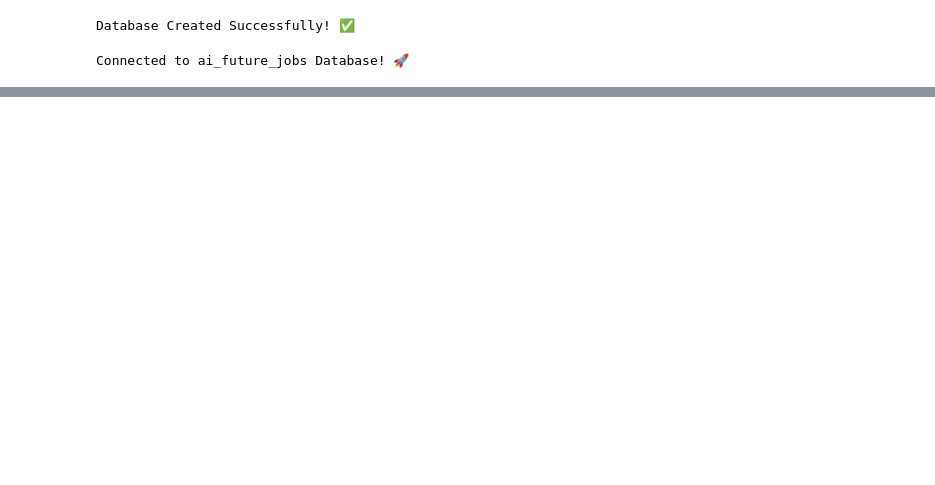
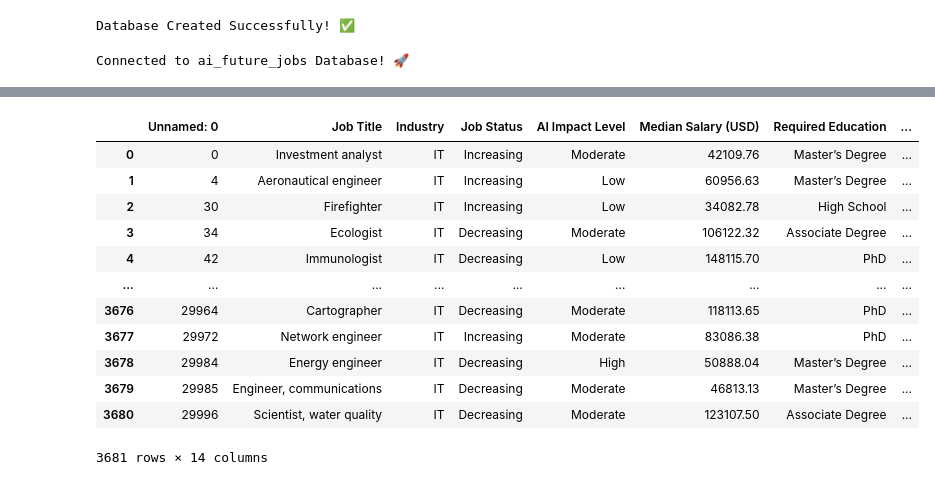
Before and after one commit to AJ0043/AI-Future-of-Jobs-Intelligence-Platform, a Jupyter notebook: AI_Adoption_&_Growth_Analysis.ipynb, the cells around one changed output, grey strips where cells are left out. Drawn from its saved outputs; the diff is of its cells as text; code cells hidden in the pictures; blank space fills up the shorter version.

```diff
--- a/AI_Adoption_&_Growth_Analysis.ipynb
+++ b/AI_Adoption_&_Growth_Analysis.ipynb
@@ -2679,0 +2700,13 @@ for table in cursor:
+# %%
+# ============================================
+# SQLAlchemy Database Connection
+# ============================================
+
+from sqlalchemy import create_engine
+from urllib.parse import quote_plus
+
+engine = create_engine(
+    f"mysql+pymysql://anvesh:{quote_plus(password)}@localhost/ai_future_jobs"
+)
+
+print("SQLAlchemy Connected Successfully! ✅")
@@ -2679,0 +3045,23 @@ for table in cursor:
+# %%
+# 9.Display all jobs from the IT industry. #
+pd.read_sql(
+    """
+    SELECT * FROM jobs
+    WHERE Industry = 'IT'
+    """,
+    engine
+)
+# %% [output]
+|  | Unnamed: 0 | Job Title | Industry | Job Status | AI Impact Level | Median Salary (USD) | Required Education | ... |
+| 0 | 0 | Investment analyst | IT | Increasing | Moderate | 42109.76 | Master’s Degree | ... |
+| 1 | 4 | Aeronautical engineer | IT | Increasing | Low | 60956.63 | Master’s Degree | ... |
+| 2 | 30 | Firefighter | IT | Increasing | Low | 34082.78 | High School | ... |
+| 3 | 34 | Ecologist | IT | Decreasing | Moderate | 106122.32 | Associate Degree | ... |
+| 4 | 42 | Immunologist | IT | Decreasing | Low | 148115.70 | PhD | ... |
+| ... | ... | ... | ... | ... | ... | ... | ... | ... |
+| 3676 | 29964 | Cartographer | IT | Decreasing | Moderate | 118113.65 | PhD | ... |
+| 3677 | 29972 | Network engineer | IT | Increasing | Moderate | 83086.38 | PhD | ... |
+| 3678 | 29984 | Energy engineer | IT | Decreasing | High | 50888.04 | Master’s Degree | ... |
+| 3679 | 29985 | Engineer, communications | IT | Decreasing | Moderate | 46813.13 | Master’s Degree | ... |
+| 3680 | 29996 | Scientist, water quality | IT | Decreasing | Moderate | 123107.50 | Associate Degree | ... |
+3681 rows × 14 columns
```
Also changed, not shown: parts of 31 cells of this notebook.
